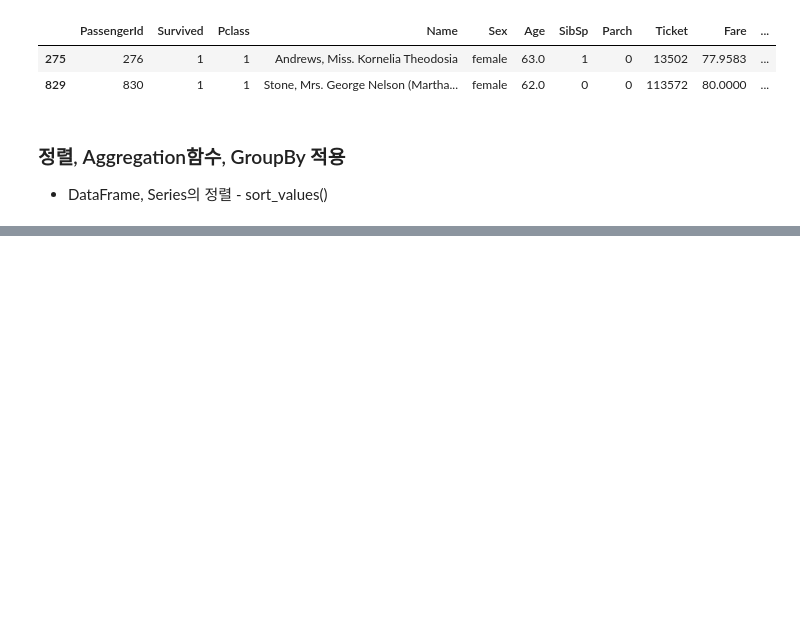
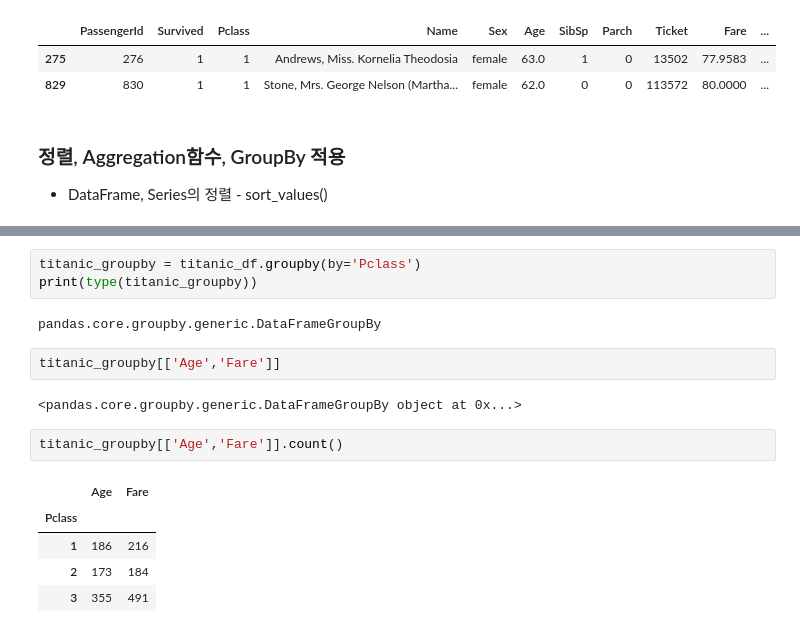
Before and after one commit to seongbeom-kr/machine_learning_base, a Jupyter notebook: Pandas/Pandas.ipynb, the cells around one changed output, grey strips where cells are left out. Saved outputs shown, nothing was run; the diff lists cells and outputs as text; blank space fills up the shorter version.

```diff
--- a/Pandas/Pandas.ipynb
+++ b/Pandas/Pandas.ipynb
@@ -788,0 +852,17 @@ titanic_df[ cond1 & cond2 & cond3]
+# %%
+titanic_groupby = titanic_df.groupby(by='Pclass')
+print(type(titanic_groupby))
+# %% [output]
+pandas.core.groupby.generic.DataFrameGroupBy
+# %%
+titanic_groupby[['Age','Fare']]
+# %% [output]
+<pandas.core.groupby.generic.DataFrameGroupBy object at 0x...>
+# %%
+titanic_groupby[['Age','Fare']].count()
+# %% [output]
+|  | Age | Fare |
+| Pclass |  |  |
+| 1 | 186 | 216 |
+| 2 | 173 | 184 |
+| 3 | 355 | 491 |
```
Also changed, not shown: parts of 13 cells of this notebook.
